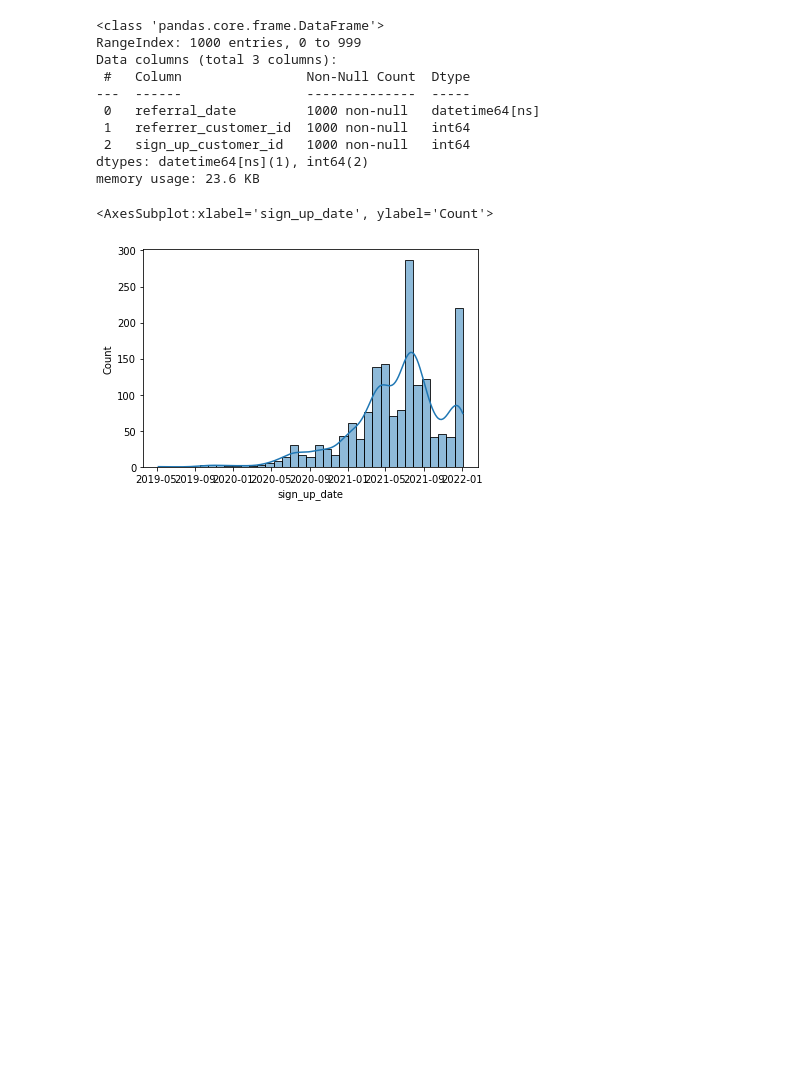
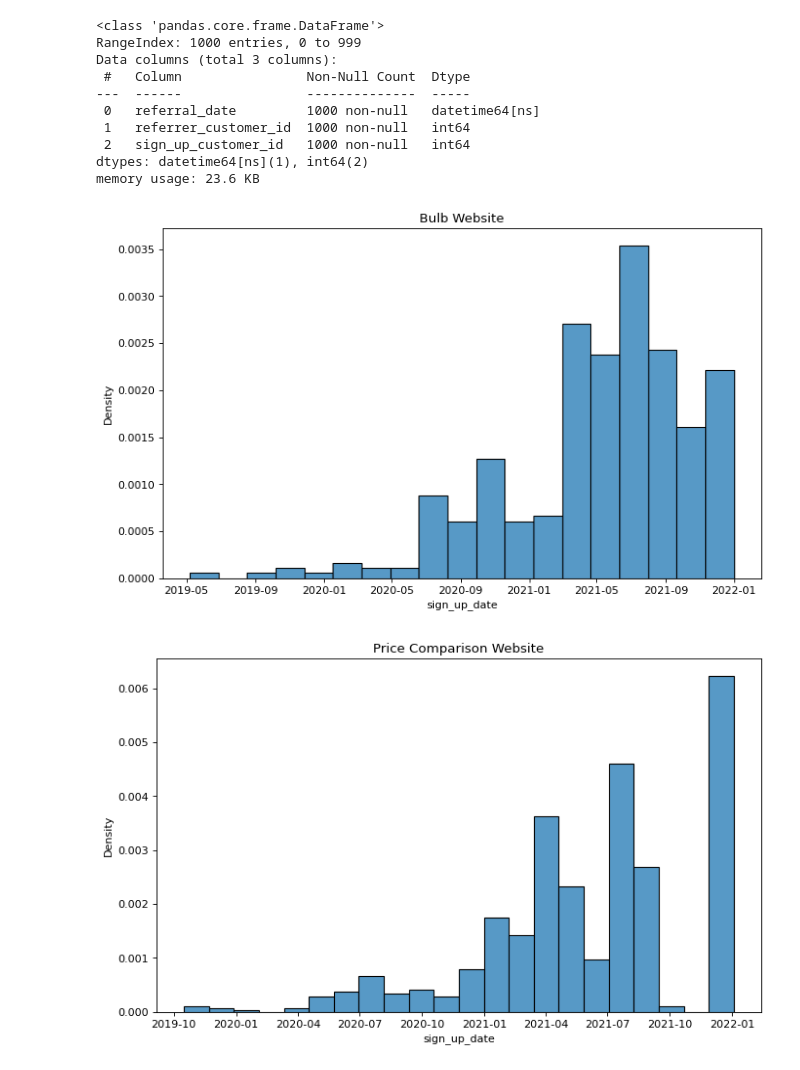
Before and after one commit to stephanyvargas/MemberReferrals, a Jupyter notebook: MemberReferrals.ipynb, the cells around one changed output. Saved outputs shown, nothing was run; the diff lists cells and outputs as text; code cells hidden in the pictures; blank space fills up the shorter version.

Commit message:
Customer signup histograms

```diff
--- a/MemberReferrals.ipynb
+++ b/MemberReferrals.ipynb
@@ -108,9 +108,17 @@ Data columns (total 3 columns):
  2   sign_up_customer_id   1000 non-null   int64
 dtypes: datetime64[ns](1), int64(2)
 memory usage: 23.6 KB
-# %%
-import seaborn as sns
-sns.histplot(customer.sign_up_date, kde=True)
-# %% [output]
-<AxesSubplot:xlabel='sign_up_date', ylabel='Count'>
-[figure, removed]
+# %%
+import seaborn as sns
+import numpy as np
+import matplotlib.pyplot as plt
+
+signup_channel = np.unique(customer.sign_up_channel)
+for channel in signup_channel:
+    plt.figure(figsize=(10, 6), dpi=80)
+    plt.title(channel)
+    sns.histplot(data=customer[customer.sign_up_channel==channel], x='sign_up_date', stat="density", common_norm=False)
+    plt.show()
+# %% [output]
+[figure, added]
+[figure, added]
```
Also changed, not shown: parts of 3 cells of this notebook.
